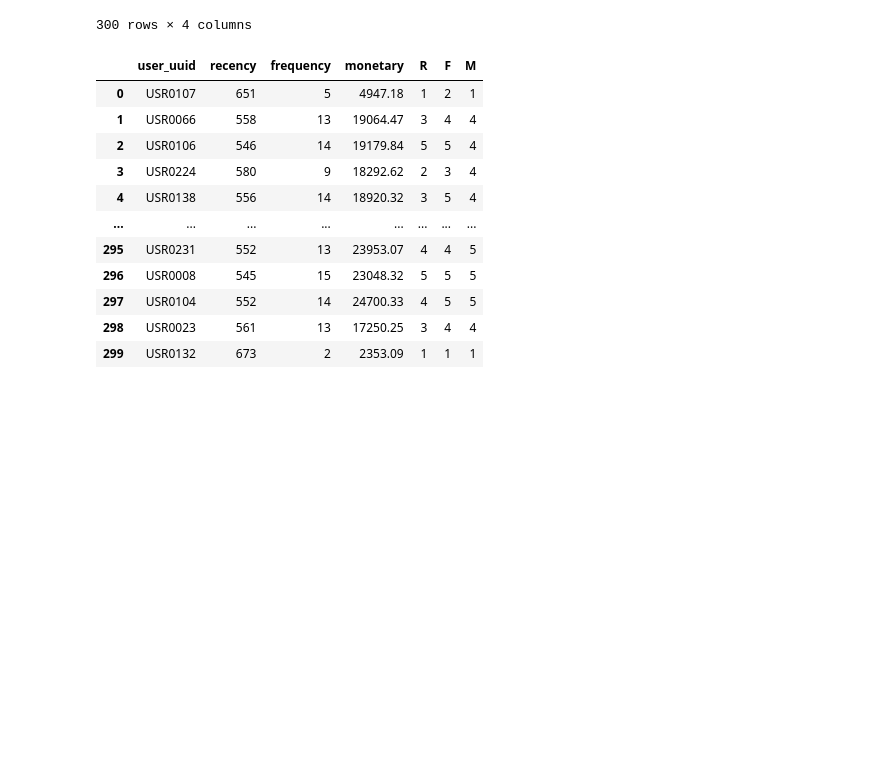
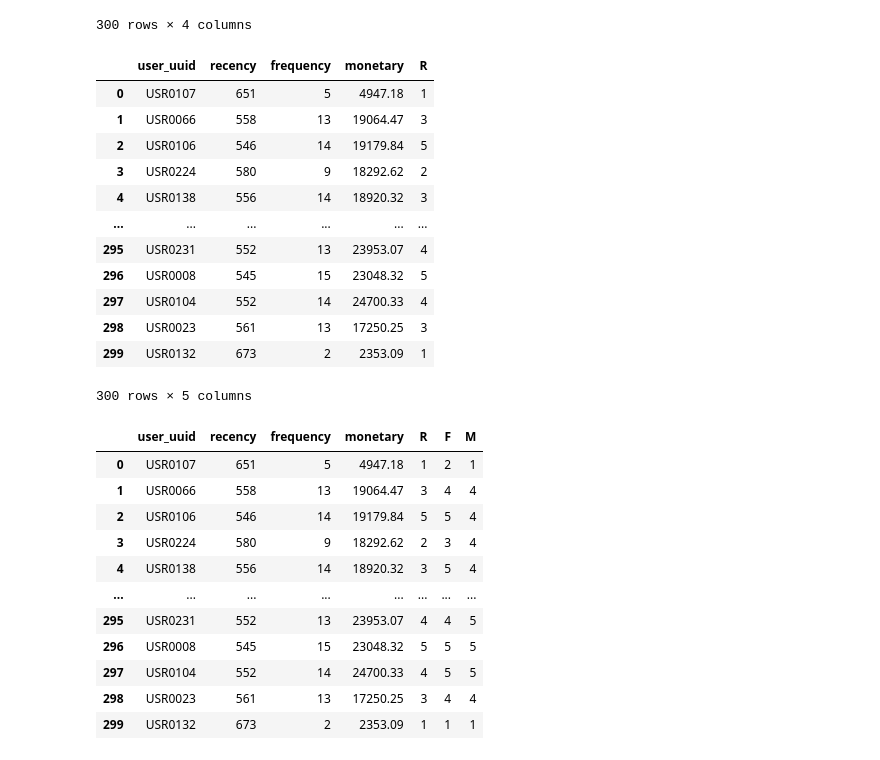
Before and after one commit to cpython-projects/da_1709, a Jupyter notebook: lesson_23_part_2.ipynb, the cells around one changed output. Drawn from its saved outputs; the diff is of its cells as text; code cells hidden in the pictures; blank space fills up the shorter version.

```diff
--- a/lesson_23_part_2.ipynb
+++ b/lesson_23_part_2.ipynb
@@ -569 +598,17 @@ rfm
+# %%
+rfm
+# %% [output]
+|  | user_uuid | recency | frequency | monetary | R |
+| 0 | USR0107 | 651 | 5 | 4947.18 | 1 |
+| 1 | USR0066 | 558 | 13 | 19064.47 | 3 |
+| 2 | USR0106 | 546 | 14 | 19179.84 | 5 |
+| 3 | USR0224 | 580 | 9 | 18292.62 | 2 |
+| 4 | USR0138 | 556 | 14 | 18920.32 | 3 |
+| ... | ... | ... | ... | ... | ... |
+| 295 | USR0231 | 552 | 13 | 23953.07 | 4 |
+| 296 | USR0008 | 545 | 15 | 23048.32 | 5 |
+| 297 | USR0104 | 552 | 14 | 24700.33 | 4 |
+| 298 | USR0023 | 561 | 13 | 17250.25 | 3 |
+| 299 | USR0132 | 673 | 2 | 2353.09 | 1 |
+300 rows × 5 columns
 # %%
```
Also changed, not shown: parts of 13 cells of this notebook.
